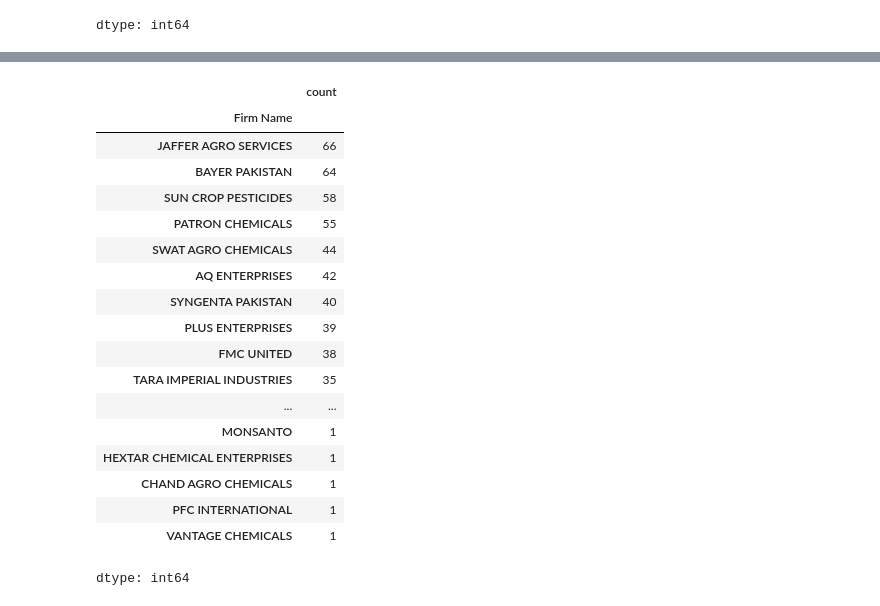
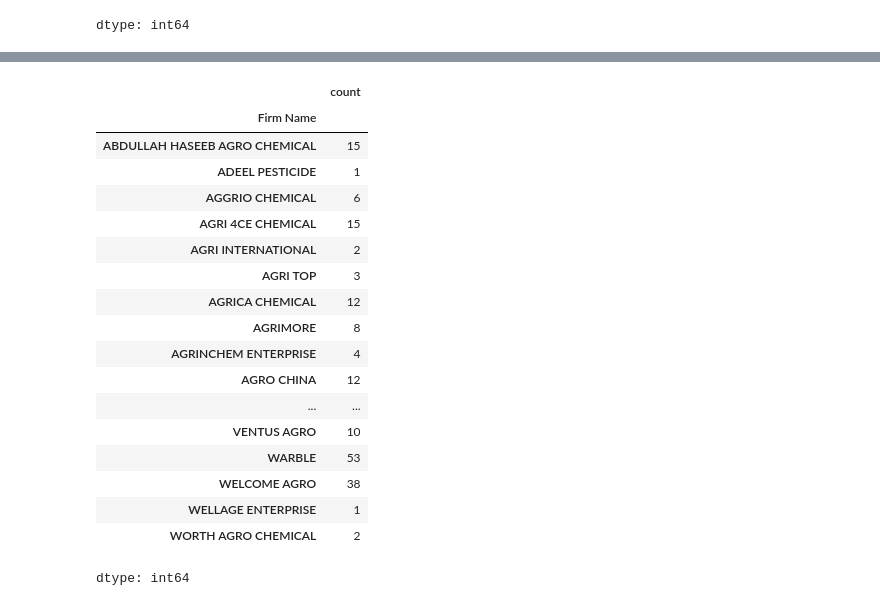
Before and after one commit to Alishba01234/PAI_PROJECT, a Jupyter notebook: PAI.ipynb, the cells around one changed output, grey strips where cells are left out. Saved outputs shown, nothing was run; the diff lists cells and outputs as text; code cells hidden in the pictures.

Commit message:
FIRM NAME CLEANING

```diff
--- a/PAI.ipynb
+++ b/PAI.ipynb
@@ -296,25 +240,52 @@ dtype: int64
+# %%
+manual_firm_map = {
+    'ABDULLAH HASEEB': 'ABDULLAH HASEEB AGRO CHEMICAL',
+    'AGGRIO':'AGGRIO CHEMICAL',
+    'AGRI 4CE': 'AGRI 4CE CHEMICAL',
+    'AGRO': 'AGRO TREE LIFE',
+    'AGROW': 'AGROW MARK',
+    'AJMA CHEM': 'AJMA CHEMICAL',
+    'AGRO CHEMICAL': 'AL NOOR AGRO CHEMICAL',
+    'ARYSTA LIFE SCIENE': 'ARYSTA LIFE',
+    'AURIGA CHEMICAL ENTERPRISE': 'AURIGA CHEMICAL',
+    'CAPRICORN': 'CAPRICORN ASSOCIATIONS',
+    'COMMANDER AGRO CHEMICAL': 'COMMANDER AGRO',
+    'DU PONT OPERATIONS': 'DUPONT',
+    'DUPENT OPERATION': 'DUPONT',
+    'FOURBROTHER AGRI': 'FOURBROTHER BIOLOGIC',
+    'FOURBROTHERBIOLOGIC': 'FOURBROTHER BIOLOGIC',
+    'HELB AGRO CHEMICAL': 'HELB AGRO',
+    'HELB PESTICIDE CHEMICAL': 'HELB PESTICIDE',
+    'HEXTAR CHEMICAL ENTERPRISE': 'HEXTAR CHEMICAL',
+    'NAFEES ENTERPRENUER': 'NAFEES ENTERPRISE',
+    'PRIME BIOLOGICAL': 'PRIME BIOLOGICAL ENTERPRISE',
+}
+
+manual_firm_map_normalized = {normalize_firm_name(k): v for k, v in manual_firm_map.items()}
+
+df['Firm Name'] = df['Firm Name'].replace(manual_firm_map_normalized)
 # %%
 pd.set_option('display.max_rows', None)
-df['Firm Name'].value_counts()
+df['Firm Name'].value_counts(ascending=False).sort_index(ascending=True)
 # %% [output]
 |  | count |
 | Firm Name |  |
-| JAFFER AGRO SERVICES | 66 |
-| BAYER PAKISTAN | 64 |
-| SUN CROP PESTICIDES | 58 |
-| PATRON CHEMICALS | 55 |
-| SWAT AGRO CHEMICALS | 44 |
-| AQ ENTERPRISES | 42 |
-| SYNGENTA PAKISTAN | 40 |
-| PLUS ENTERPRISES | 39 |
-| FMC UNITED | 38 |
-| TARA IMPERIAL INDUSTRIES | 35 |
+| ABDULLAH HASEEB AGRO CHEMICAL | 15 |
+| ADEEL PESTICIDE | 1 |
+| AGGRIO CHEMICAL | 6 |
+| AGRI 4CE CHEMICAL | 15 |
+| AGRI INTERNATIONAL | 2 |
+| AGRI TOP | 3 |
+| AGRICA CHEMICAL | 12 |
+| AGRIMORE | 8 |
+| AGRINCHEM ENTERPRISE | 4 |
+| AGRO CHINA | 12 |
 | ... | ... |
-| MONSANTO | 1 |
-| HEXTAR CHEMICAL ENTERPRISES | 1 |
-| CHAND AGRO CHEMICALS | 1 |
-| PFC INTERNATIONAL | 1 |
-| VANTAGE CHEMICALS | 1 |
+| VENTUS AGRO | 10 |
+| WARBLE | 53 |
+| WELCOME AGRO | 38 |
+| WELLAGE ENTERPRISE | 1 |
+| WORTH AGRO CHEMICAL | 2 |
 dtype: int64
 # %%
 df.head()
```
Also changed, not shown: parts of 6 cells of this notebook.
